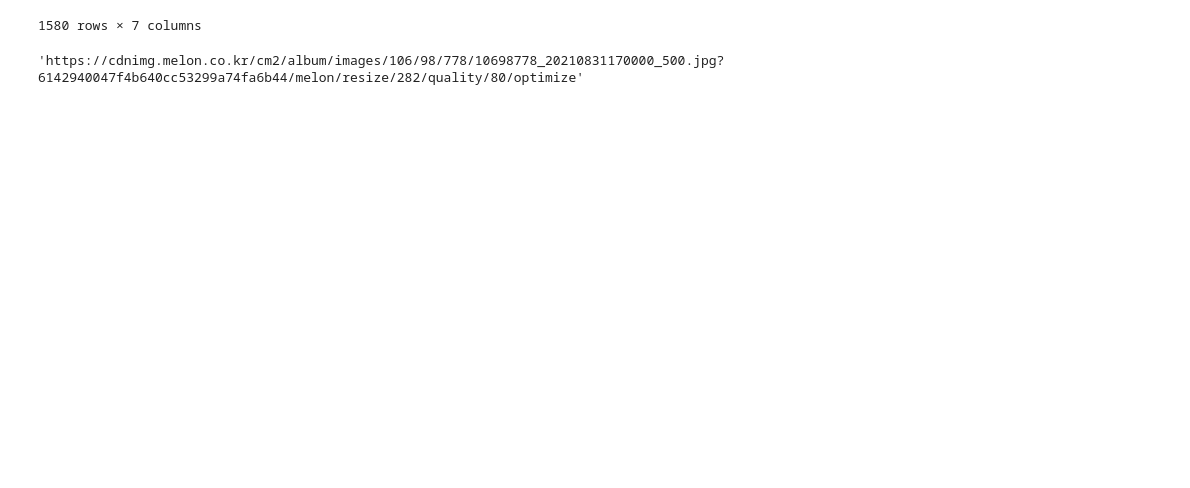
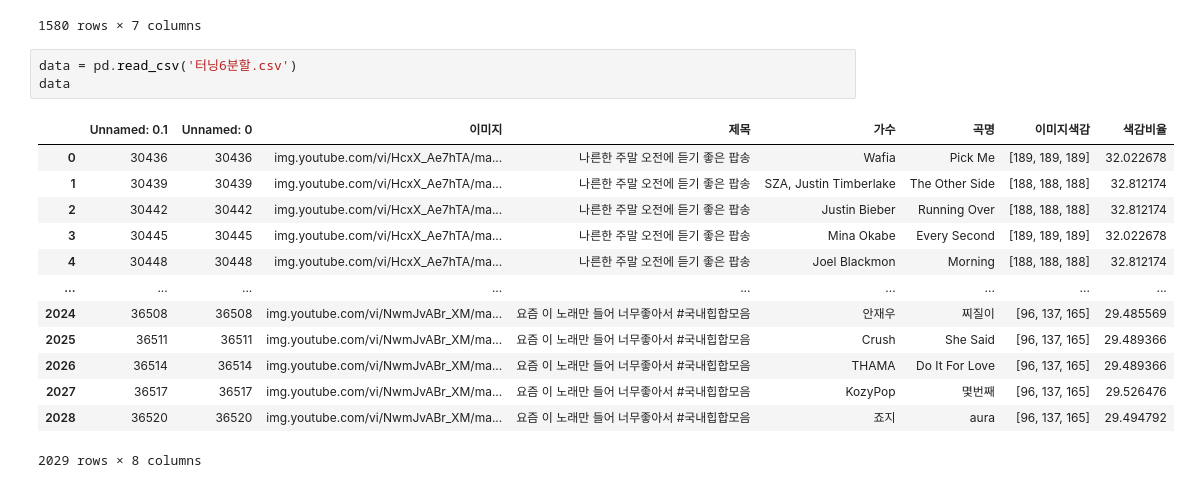
Before and after one commit to Eehnodu/crawling_test, a Jupyter notebook: melon_music_data_crawling.ipynb, the cells around one changed output. Cells and saved outputs as stored; diff of their text form; blank space fills up the shorter version.

```diff
--- a/melon_music_data_crawling.ipynb
+++ b/melon_music_data_crawling.ipynb
@@ -192,5 +192,19 @@ data
 | 1579 | https://cdnimg.melon.co.kr/cm/alb... | Do You Feel Like You Have No One ... | Yayyoung | Do You Feel Like You Have No One ... | POP | 2018.02.06 | There are times when you feel you... |
 1580 rows × 7 columns
 # %%
+data = pd.read_csv('터닝6분할.csv')
+data
 # %% [output]
+|  | Unnamed: 0.1 | Unnamed: 0 | 이미지 | 제목 | 가수 | 곡명 | 이미지색감 | 색감비율 |
+| 0 | 30436 | 30436 | img.youtube.com/vi/HcxX_Ae7hTA/ma... | 나른한 주말 오전에 듣기 좋은 팝송 | Wafia | Pick Me | [189, 189, 189] | 32.022678 |
+| 1 | 30439 | 30439 | img.youtube.com/vi/HcxX_Ae7hTA/ma... | 나른한 주말 오전에 듣기 좋은 팝송 | SZA, Justin Timberlake | The Other Side | [188, 188, 188] | 32.812174 |
+| 2 | 30442 | 30442 | img.youtube.com/vi/HcxX_Ae7hTA/ma... | 나른한 주말 오전에 듣기 좋은 팝송 | Justin Bieber | Running Over | [188, 188, 188] | 32.812174 |
+| 3 | 30445 | 30445 | img.youtube.com/vi/HcxX_Ae7hTA/ma... | 나른한 주말 오전에 듣기 좋은 팝송 | Mina Okabe | Every Second | [189, 189, 189] | 32.022678 |
+| 4 | 30448 | 30448 | img.youtube.com/vi/HcxX_Ae7hTA/ma... | 나른한 주말 오전에 듣기 좋은 팝송 | Joel Blackmon | Morning | [188, 188, 188] | 32.812174 |
+| ... | ... | ... | ... | ... | ... | ... | ... | ... |
+| 2024 | 36508 | 36508 | img.youtube.com/vi/NwmJvABr_XM/ma... | 요즘 이 노래만 들어 너무좋아서 #국내힙합모음 | 안재우 | 찌질이 | [96, 137, 165] | 29.485569 |
+| 2025 | 36511 | 36511 | img.youtube.com/vi/NwmJvABr_XM/ma... | 요즘 이 노래만 들어 너무좋아서 #국내힙합모음 | Crush | She Said | [96, 137, 165] | 29.489366 |
+| 2026 | 36514 | 36514 | img.youtube.com/vi/NwmJvABr_XM/ma... | 요즘 이 노래만 들어 너무좋아서 #국내힙합모음 | THAMA | Do It For Love | [96, 137, 165] | 29.489366 |
+| 2027 | 36517 | 36517 | img.youtube.com/vi/NwmJvABr_XM/ma... | 요즘 이 노래만 들어 너무좋아서 #국내힙합모음 | KozyPop | 몇번째 | [96, 137, 165] | 29.526476 |
+| 2028 | 36520 | 36520 | img.youtube.com/vi/NwmJvABr_XM/ma... | 요즘 이 노래만 들어 너무좋아서 #국내힙합모음 | 죠지 | aura | [96, 137, 165] | 29.494792 |
-'https://cdnimg.melon.co.kr/cm2/album/images/106/98/778/10698778_20210831170000_500.jpg?6142940047f4b640cc53299a74fa6b44/melon/resize/282/quality/80/optimize'
+2029 rows × 8 columns
```
Also changed, not shown: parts of 4 cells of this notebook, 8 other files.
